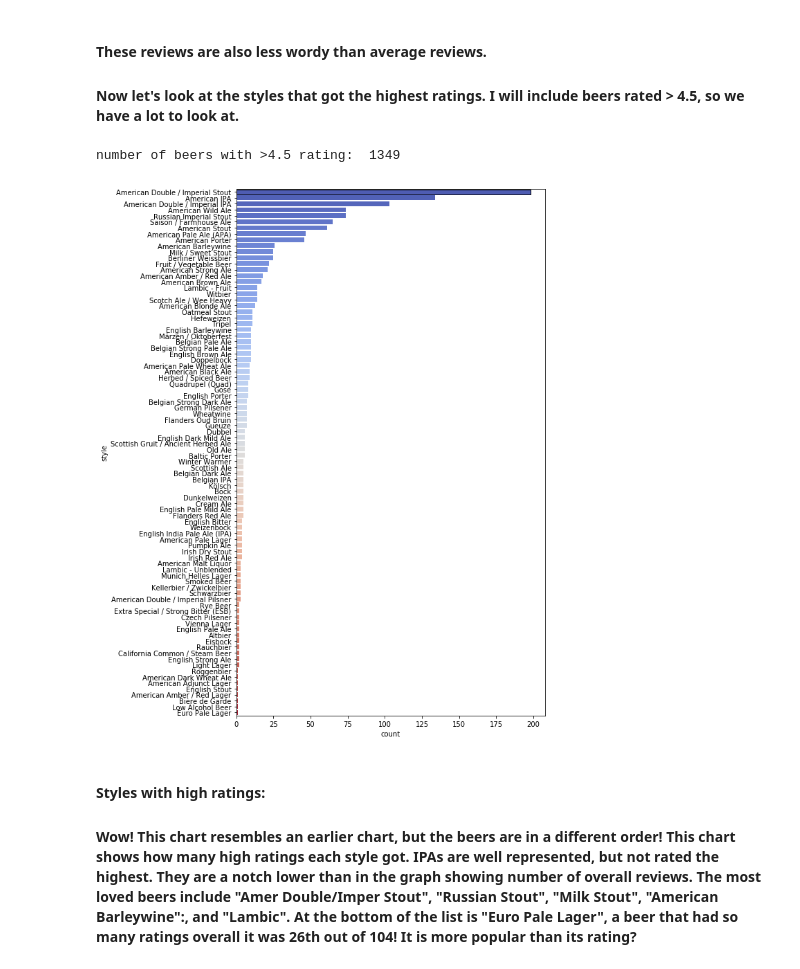
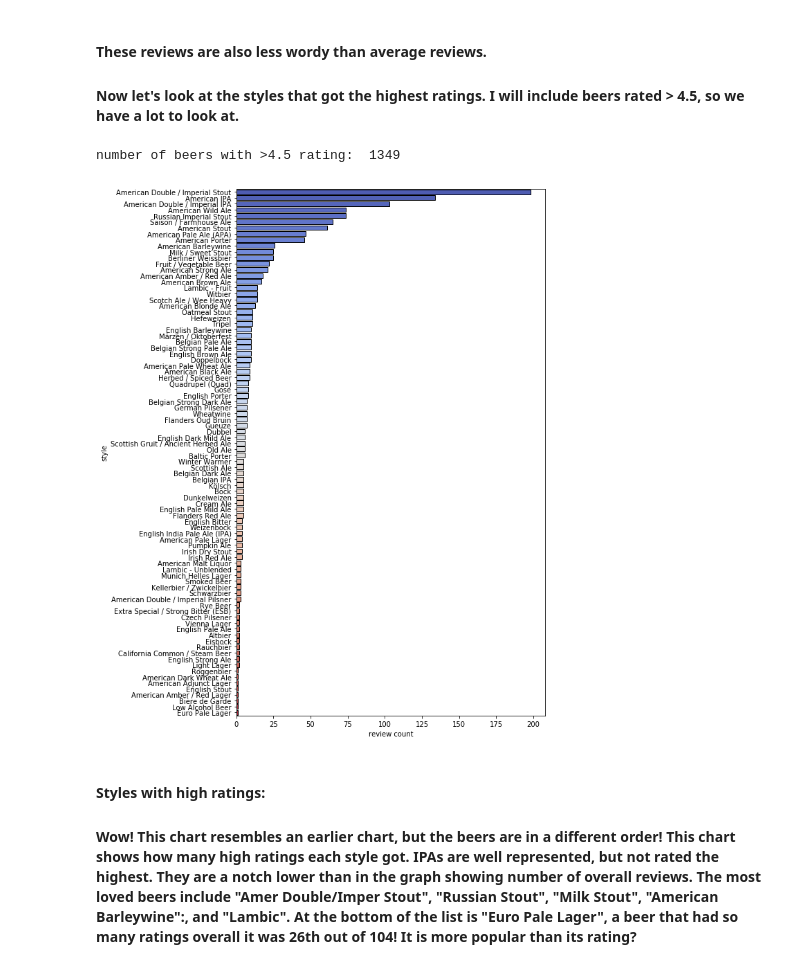
Before and after one commit to misterhappy2/BeerReviews, a Jupyter notebook: Beer - getting started.ipynb, the cells around one changed output. Saved outputs shown, nothing was run; the diff lists cells and outputs as text; code cells hidden in the pictures.

```diff
--- a/Beer - getting started.ipynb
+++ b/Beer - getting started.ipynb
@@ -478,20 +539,20 @@ Name: review, dtype: object
 # %%
 high_rated_df = df[df['rating'] > 4.5]
 print ('number of beers with >4.5 rating: ', len(high_rated_df))
 high_styles = pd.DataFrame()
 labels = high_rated_df.groupby(['style']).size()
 high_styles['count'] = labels
 high_styles['style'] = labels.index
 high_styles = high_styles.sort_values(by='count', ascending=False)
 fig, ax = plt.subplots()
 fig.set_size_inches(8,14)
 sns.barplot(x='count', y='style', data=high_styles, ax=ax, palette="coolwarm", edgecolor='k')
 plt.ylabel('style')
-plt.xlabel('count')
+plt.xlabel('review count')
 plt.show()
 # %% [output]
 number of beers with >4.5 rating:  1349
-[figure, old version]
+[figure, new version]
 # %% [markdown]
 #### Styles with high ratings:
 #### Wow!  This chart resembles an earlier chart, but the beers are in a different order!  This chart shows how many high ratings each style got.  IPAs are well represented, but not rated the highest.  They are a notch lower than in the graph showing number of overall reviews.  The most loved beers include "Amer Double/Imper Stout", "Russian Stout", "Milk Stout", "American Barleywine":, and "Lambic".  At the bottom of the list is "Euro Pale Lager", a beer that had so many ratings overall it was 26th out of 104!  It is more popular than its rating?
```
Also changed, not shown: parts of 9 cells of this notebook.
